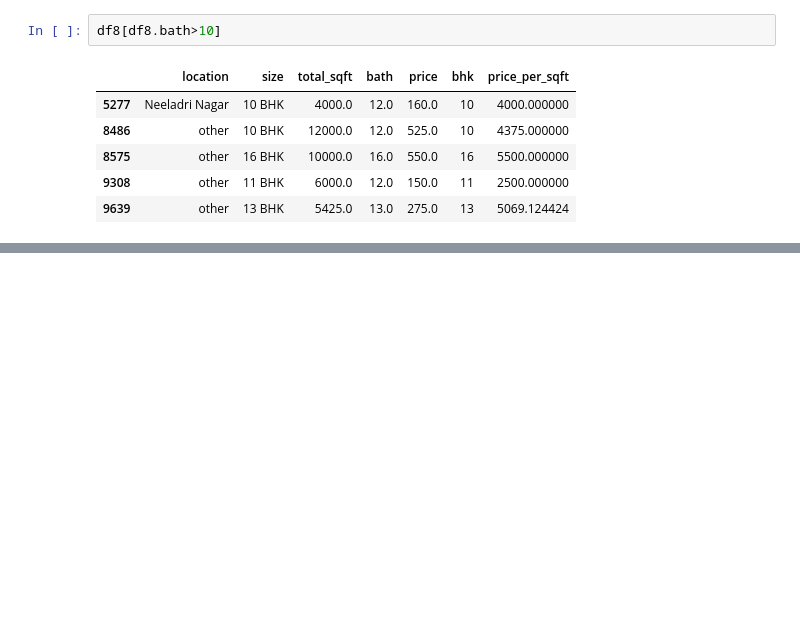
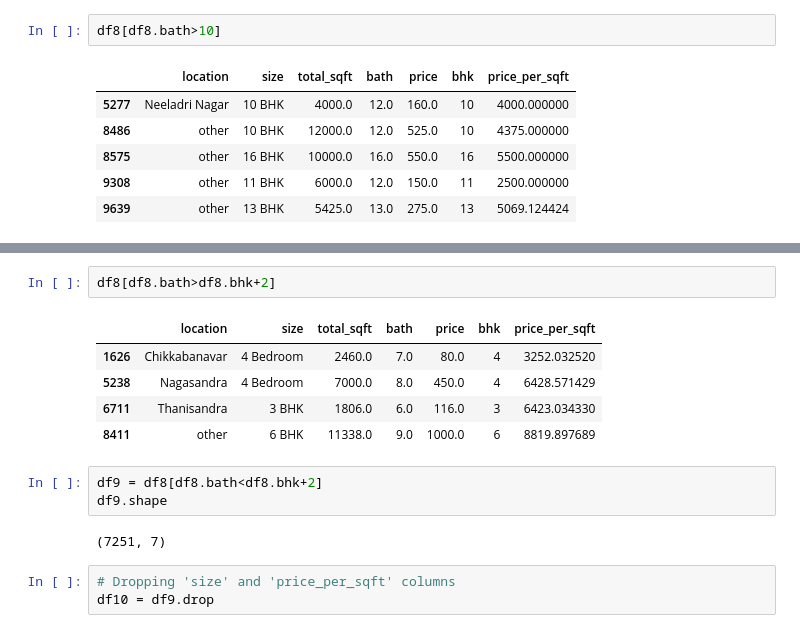
Before and after one commit to sleipnir029/Banglore-House-Prices, a Jupyter notebook: Banglore_Home_Prices.ipynb, the cells around one changed output, grey strips where cells are left out. Drawn from its saved outputs; the diff is of its cells as text; blank space fills up the shorter version.

```diff
--- a/Banglore_Home_Prices.ipynb
+++ b/Banglore_Home_Prices.ipynb
@@ -349,0 +357,16 @@ df8[df8.bath>10]
+# %%
+df8[df8.bath>df8.bhk+2]
+# %% [output]
+|  | location | size | total_sqft | bath | price | bhk | price_per_sqft |
+| 1626 | Chikkabanavar | 4 Bedroom | 2460.0 | 7.0 | 80.0 | 4 | 3252.032520 |
+| 5238 | Nagasandra | 4 Bedroom | 7000.0 | 8.0 | 450.0 | 4 | 6428.571429 |
+| 6711 | Thanisandra | 3 BHK | 1806.0 | 6.0 | 116.0 | 3 | 6423.034330 |
+| 8411 | other | 6 BHK | 11338.0 | 9.0 | 1000.0 | 6 | 8819.897689 |
+# %%
+df9 = df8[df8.bath<df8.bhk+2]
+df9.shape
+# %% [output]
+(7251, 7)
+# %%
+# Dropping 'size' and 'price_per_sqft' columns
+df10 = df9.drop
```
Also changed, not shown: parts of 1 cell of this notebook.
